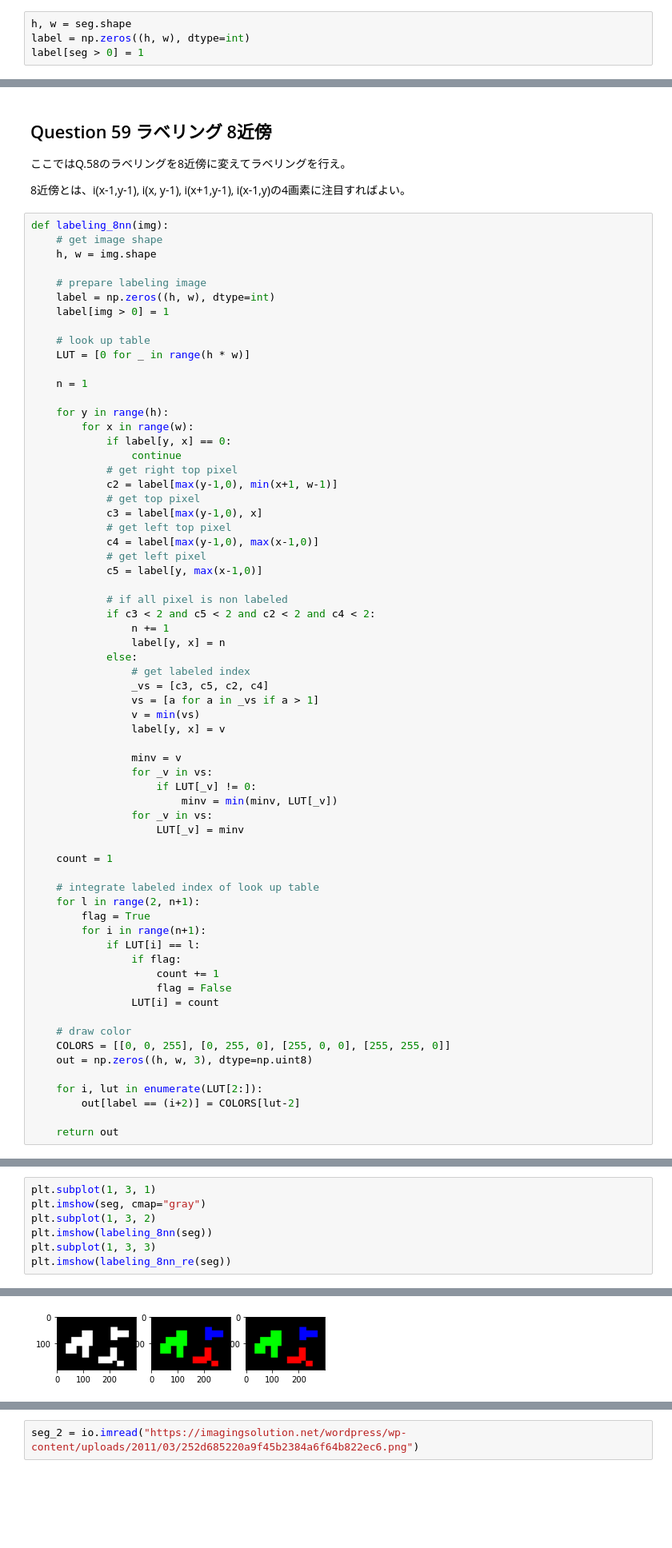
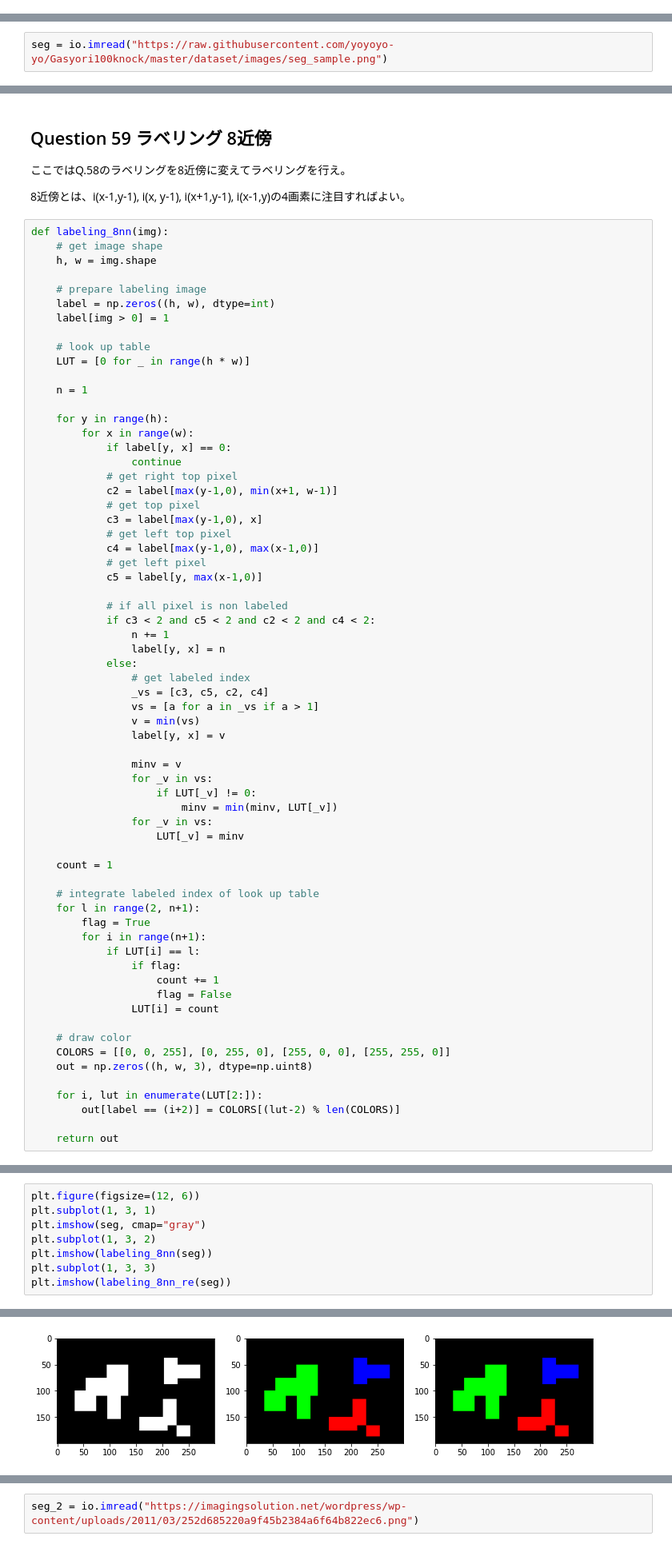
Before and after one commit to shinchu/gasyori100, a Jupyter notebook: notebooks/week_06.ipynb, the cells around one changed output, grey strips where cells are left out. Shown at 80% size. Cells and saved outputs as stored; diff of their text form; blank space fills up the shorter version.

```diff
--- a/notebooks/week_06.ipynb
+++ b/notebooks/week_06.ipynb
@@ -69,7 +56,3 @@ seg.shape
-# %%
-h, w = seg.shape
-label = np.zeros((h, w), dtype=int)
-label[seg > 0] = 1
 # %%
 def labeling_4nn(img):
     h, w = img.shape
@@ -236 +229,3 @@ plt.imshow(labeling_4nn_re(seg_1))
+# %%
+seg = io.imread("https://raw.githubusercontent.com/yoyoyo-yo/Gasyori100knock/master/dataset/images/seg_sample.png")
 # %%
@@ -350,7 +346,7 @@ def labeling_8nn(img):
     out = np.zeros((h, w, 3), dtype=np.uint8)
 
     for i, lut in enumerate(LUT[2:]):
-        out[label == (i+2)] = COLORS[lut-2]
+        out[label == (i+2)] = COLORS[(lut-2) % len(COLORS)]
 
     return out
 # %%
@@ -448,10 +443,11 @@ plt.imshow(labeling_8nn_re(seg_1))
 # %%
+plt.figure(figsize=(12, 6))
 plt.subplot(1, 3, 1)
 plt.imshow(seg, cmap="gray")
 plt.subplot(1, 3, 2)
 plt.imshow(labeling_8nn(seg))
 plt.subplot(1, 3, 3)
 plt.imshow(labeling_8nn_re(seg))
 # %% [output]
 <matplotlib.image.AxesImage at 0x...>
-[figure, old version]
+[figure, new version]
```
Also changed, not shown: parts of 33 cells of this notebook, 1 other file.
